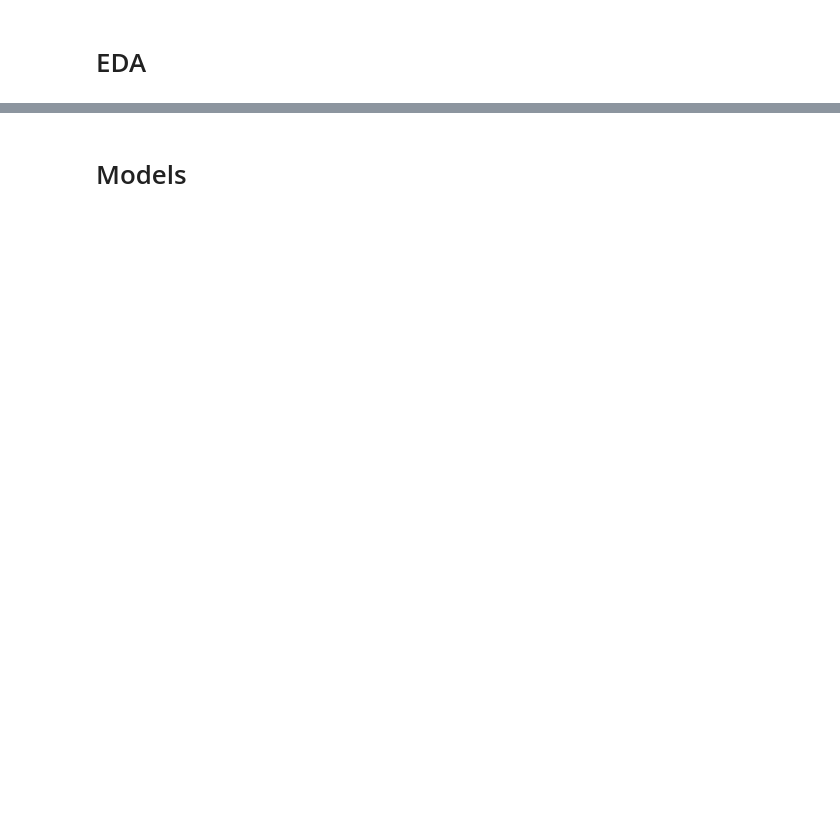
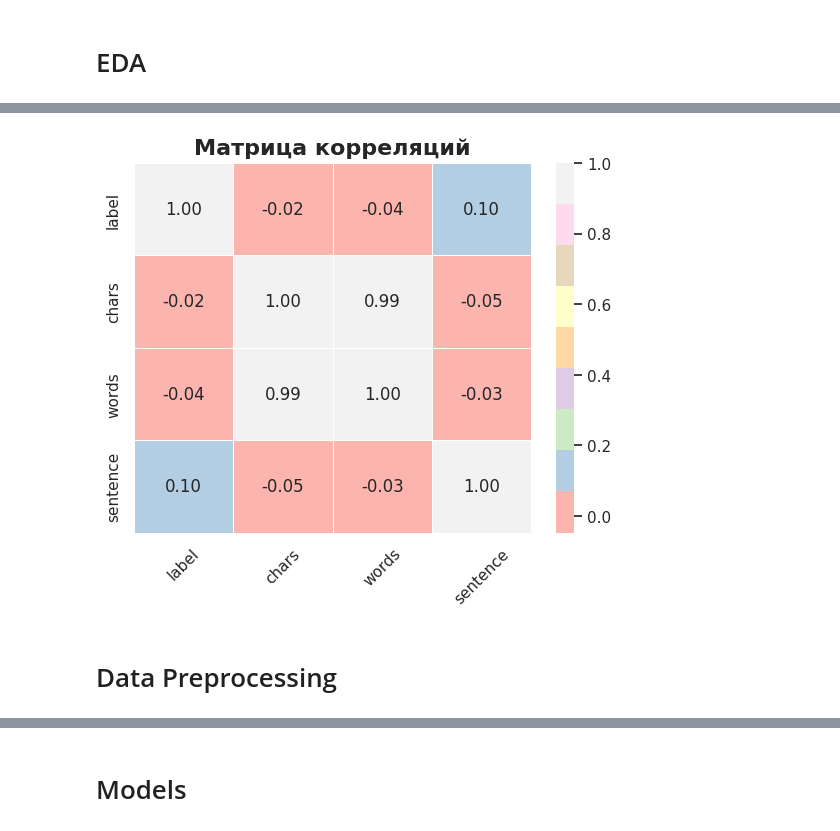
Before and after one commit to diana1915/spam_project, a Jupyter notebook: VK_spam.ipynb, the cells around one changed output, grey strips where cells are left out. Cells and saved outputs as stored; diff of their text form; code cells hidden in the pictures; blank space fills up the shorter version.

```diff
--- a/VK_spam.ipynb
+++ b/VK_spam.ipynb
@@ -16,0 +166,10 @@ test_df = pd.read_csv('/content/drive/MyDrive/VK/test_spam.csv')
+# %%
+# Посмотрим на корреляции между признаками
+corr = df[['label', 'chars', 'words', 'sentence']].corr()
+sns.heatmap(corr, annot=True, cmap='Pastel1', linewidths=0.5, fmt=".2f")
+plt.title("Матрица корреляций", fontsize=16, fontweight='bold')
+plt.xticks(rotation=45);
+# %% [output]
+[figure, added]
+# %% [markdown]
+ # Data Preprocessing
```
Also changed, not shown: parts of 36 cells of this notebook.
